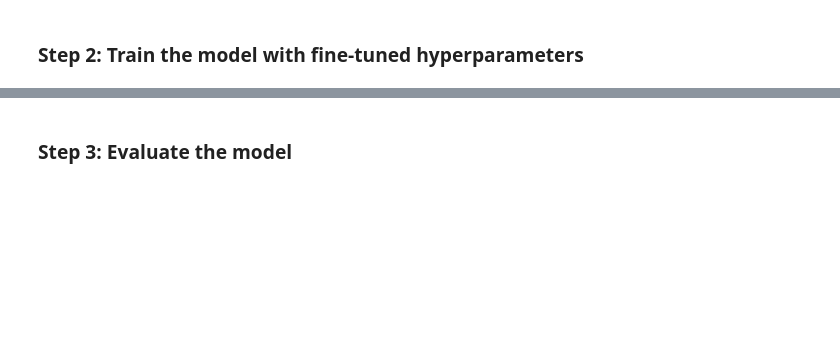
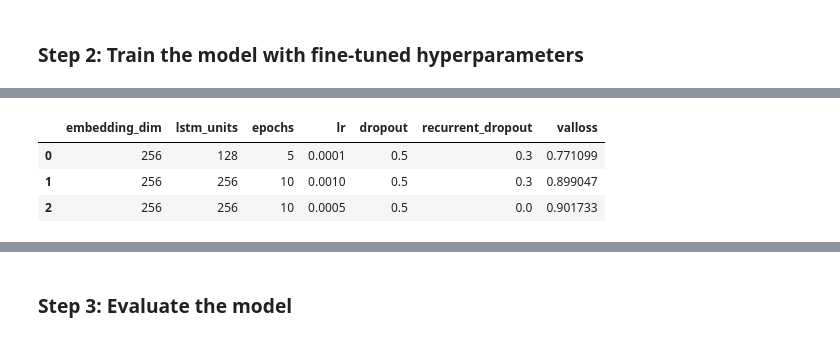
Before and after one commit to Hugoverissimo21/finphrasebank-sentiment, a Jupyter notebook: model LSTM.ipynb, the cells around one changed output, grey strips where cells are left out. Saved outputs shown, nothing was run; the diff lists cells and outputs as text; code cells hidden in the pictures; blank space fills up the shorter version.

Commit message:
lstm ready for cv

```diff
--- a/model LSTM.ipynb
+++ b/model LSTM.ipynb
@@ -56,12 +62,12 @@ y_test = df_test['label'].values
 # %%
 def get_hyperparameters():
     return {
-        "embedding_dim": random.choice([64, 128, 256]),
-        "lstm_units": random.choice([64, 128, 256]),
-        "epochs": random.choice([5, 8, 10, 15]),
-        "lr": random.choice([1e-3, 5e-4, 1e-4]),
+        "embedding_dim": random.choice([32, 64, 128, 256]),
+        "lstm_units": random.choice([32, 64, 128, 256]),
+        "epochs": random.choice([2, 3, 5, 8, 10, 15]),
+        "lr": random.choice([1e-3, 5e-4, 1e-4, 1e-5]),
         "dropout": random.choice([0.2, 0.3, 0.5]),
-        "recurrent_dropout": random.choice([0.0, 0.2, 0.3])
+        "recurrent_dropout": random.choice([0.0, 0.2, 0.3, 0.5])
     }
 
 # cross-validation setup
@@ -135,7 +156,12 @@ for _ in range(2):
 # %%
-all_results = all_results.sort_values(by="eval_loss").reset_index(drop=True)
+all_results = all_results.sort_values(by="valloss").reset_index(drop=True)
 all_results.to_csv("model LSTM.csv", index=False)
 
 all_results.head(3)
+# %% [output]
+|  | embedding_dim | lstm_units | epochs | lr | dropout | recurrent_dropout | valloss |
+| 0 | 256 | 128 | 5 | 0.0001 | 0.5 | 0.3 | 0.771099 |
+| 1 | 256 | 256 | 10 | 0.0010 | 0.5 | 0.3 | 0.899047 |
+| 2 | 256 | 256 | 10 | 0.0005 | 0.5 | 0.0 | 0.901733 |
 # %%
 best_hyperparams = all_results.iloc[0]
```
Also changed, not shown: parts of 5 cells of this notebook, 1 other file.
